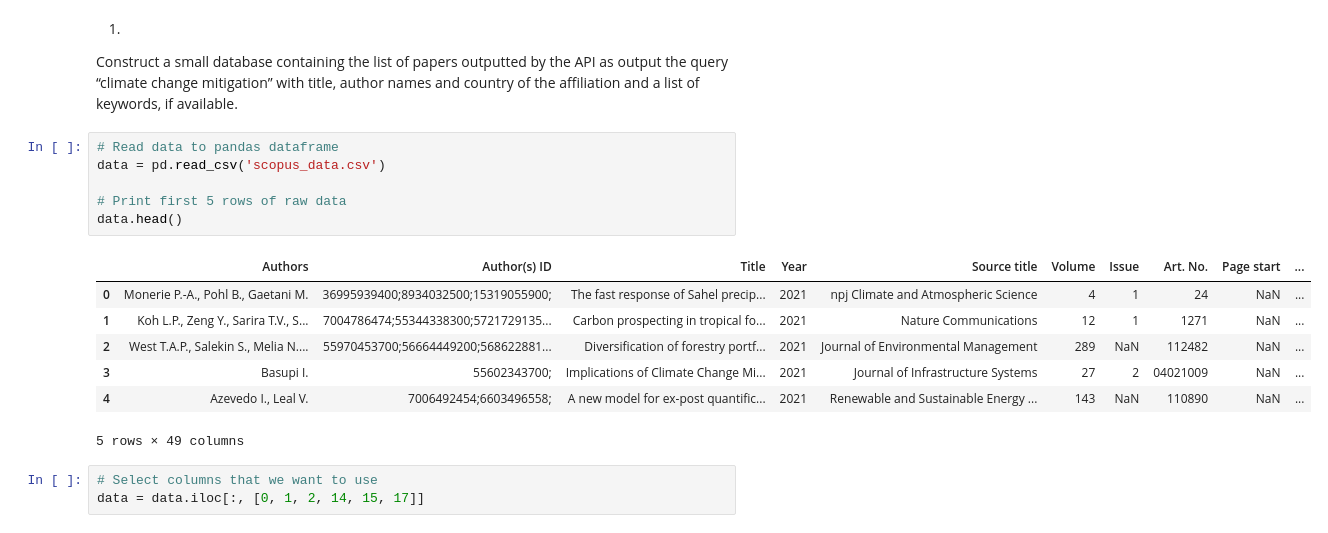
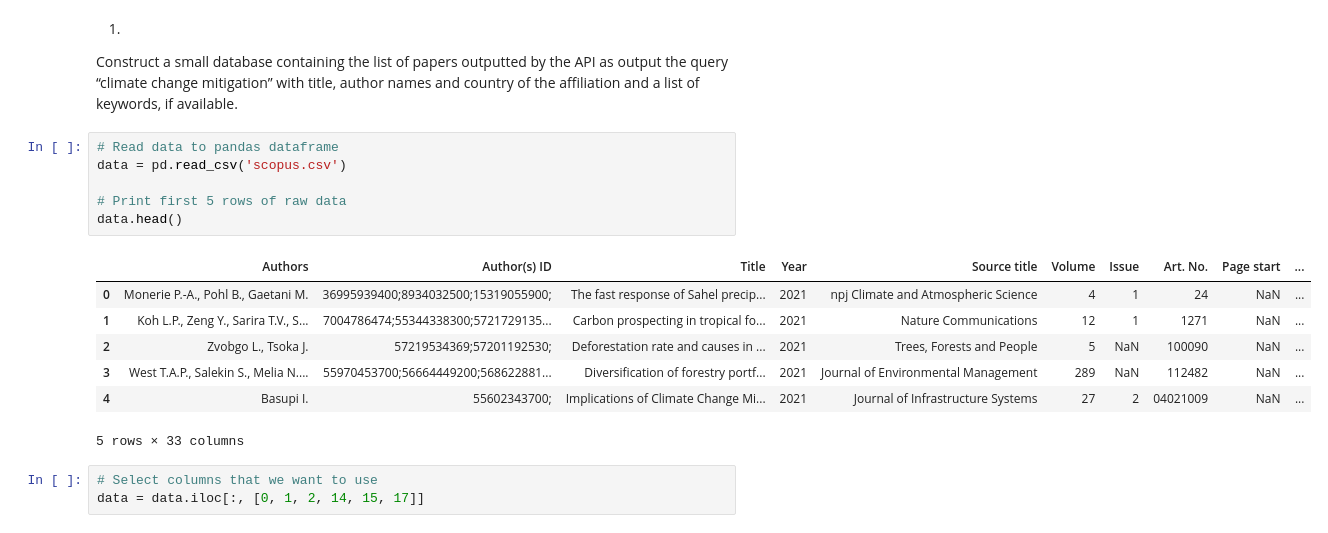
Before and after one commit to Dakcser/Citation-Network-Analysis, a Jupyter notebook: Citation-Network-Analysis.ipynb, the cells around one changed output. Saved outputs shown, nothing was run; the diff lists cells and outputs as text.

```diff
--- a/Citation-Network-Analysis.ipynb
+++ b/Citation-Network-Analysis.ipynb
@@ -17,18 +17,18 @@ the query “climate change mitigation” with title, author names and country o
 affiliation and a list of keywords, if available.
 # %%
 # Read data to pandas dataframe
-data = pd.read_csv('scopus_data.csv')
+data = pd.read_csv('scopus.csv')
 
 # Print first 5 rows of raw data
 data.head()
 # %% [output]
 |  | Authors | Author(s) ID | Title | Year | Source title | Volume | Issue | Art. No. | Page start | ... |
 | 0 | Monerie P.-A., Pohl B., Gaetani M. | 36995939400;8934032500;15319055900; | The fast response of Sahel precip... | 2021 | npj Climate and Atmospheric Science | 4 | 1 | 24 | NaN | ... |
 | 1 | Koh L.P., Zeng Y., Sarira T.V., S... | 7004786474;55344338300;5721729135... | Carbon prospecting in tropical fo... | 2021 | Nature Communications | 12 | 1 | 1271 | NaN | ... |
-| 2 | West T.A.P., Salekin S., Melia N.... | 55970453700;56664449200;568622881... | Diversification of forestry portf... | 2021 | Journal of Environmental Management | 289 | NaN | 112482 | NaN | ... |
-| 3 | Basupi I. | 55602343700; | Implications of Climate Change Mi... | 2021 | Journal of Infrastructure Systems | 27 | 2 | 04021009 | NaN | ... |
-| 4 | Azevedo I., Leal V. | 7006492454;6603496558; | A new model for ex-post quantific... | 2021 | Renewable and Sustainable Energy ... | 143 | NaN | 110890 | NaN | ... |
+| 2 | Zvobgo L., Tsoka J. | 57219534369;57201192530; | Deforestation rate and causes in ... | 2021 | Trees, Forests and People | 5 | NaN | 100090 | NaN | ... |
+| 3 | West T.A.P., Salekin S., Melia N.... | 55970453700;56664449200;568622881... | Diversification of forestry portf... | 2021 | Journal of Environmental Management | 289 | NaN | 112482 | NaN | ... |
+| 4 | Basupi I. | 55602343700; | Implications of Climate Change Mi... | 2021 | Journal of Infrastructure Systems | 27 | 2 | 04021009 | NaN | ... |
-5 rows × 49 columns
+5 rows × 33 columns
 # %%
 # Select columns that we want to use
 data = data.iloc[:, [0, 1, 2, 14, 15, 17]]
```
Also changed, not shown: parts of 16 cells of this notebook, 2 other files.
